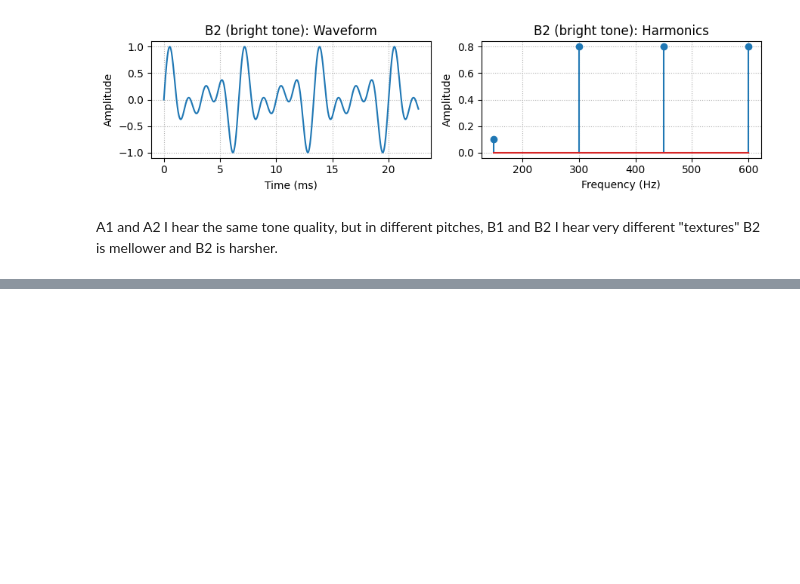
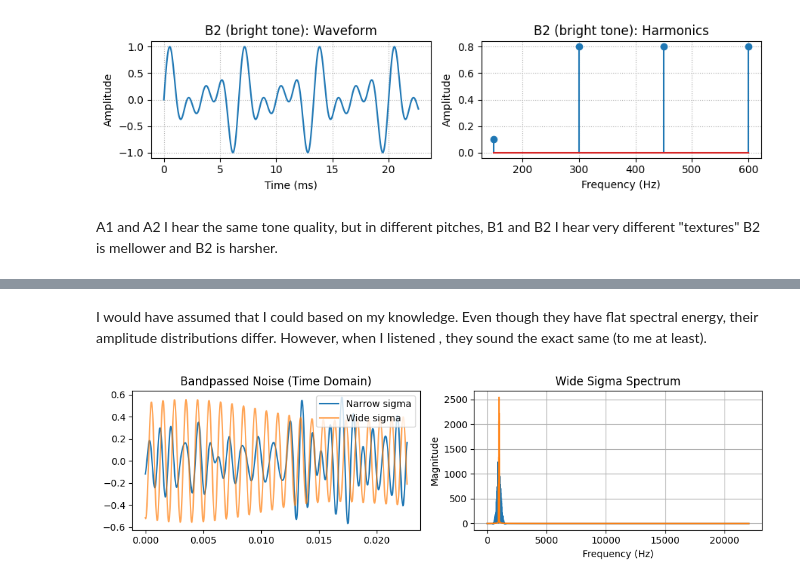
Before and after one commit to RyanL72/CSDS_364, a Jupyter notebook: Assignment_A4/A4_rhl72.ipynb, the cells around one changed output, grey strips where cells are left out. Cells and saved outputs as stored; diff of their text form; code cells hidden in the pictures; blank space fills up the shorter version.

```diff
--- a/Assignment_A4/A4_rhl72.ipynb
+++ b/Assignment_A4/A4_rhl72.ipynb
@@ -321,0 +400,2 @@ A1 and A2 I hear the same tone quality, but in different pitches, B1 and B2 I he
+# %% [markdown]
+I would have assumed that I could based on my knowledge. Even though they have flat spectral energy, their amplitude distributions differ. However, when I listened , they sound the exact same (to me at least).
@@ -321,0 +435,46 @@ A1 and A2 I hear the same tone quality, but in different pitches, B1 and B2 I he
+# %%
+fs = 44100
+duration = 1.0
+t = np.linspace(0, duration, int(fs * duration), endpoint=False)
+
+# Try two sigma values
+f_center = 1000
+sigma_narrow = 0.001
+sigma_wide = 0.01
+
+noise_narrow = bandpass_noise(t, fs, f_center, sigma_narrow)
+noise_wide = bandpass_noise(t, fs, f_center, sigma_wide)
+
+# Normalize
+noise_narrow /= np.max(np.abs(noise_narrow))
+noise_wide /= np.max(np.abs(noise_wide))
+
+import matplotlib.pyplot as plt
+from scipy.fft import fft, fftfreq
+
+def plot_spectrum(signal, fs, title=""):
+    N = len(signal)
+    freqs = fftfreq(N, 1/fs)
+    mag = np.abs(fft(signal))[:N//2]
+    plt.plot(freqs[:N//2], mag)
+    plt.title(title)
+    plt.xlabel("Frequency (Hz)")
+    plt.ylabel("Magnitude")
+    plt.grid(True)
+
+# Time domain
+plt.figure(figsize=(10, 3))
+plt.subplot(1, 2, 1)
+plt.plot(t[:1000], noise_narrow[:1000], label="Narrow sigma")
+plt.plot(t[:1000], noise_wide[:1000], label="Wide sigma", alpha=0.7)
+plt.title("Bandpassed Noise (Time Domain)")
+plt.legend()
+
+# Frequency domain
+plt.subplot(1, 2, 2)
+plot_spectrum(noise_narrow, fs, "Narrow Sigma Spectrum")
+plot_spectrum(noise_wide, fs, "Wide Sigma Spectrum")
+plt.tight_layout()
+plt.show()
+# %% [output]
+[figure, added]
```
Also changed, not shown: parts of 7 cells of this notebook, 5 other files.
